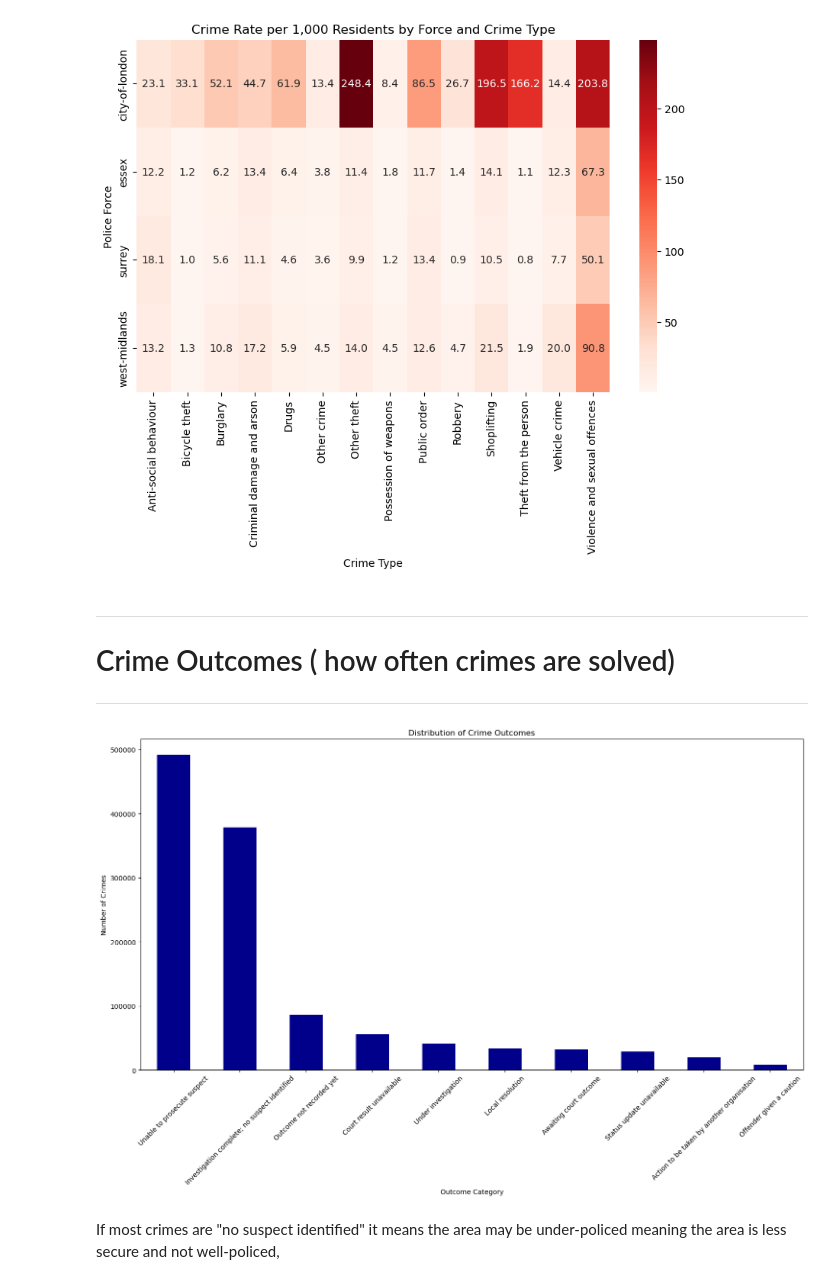
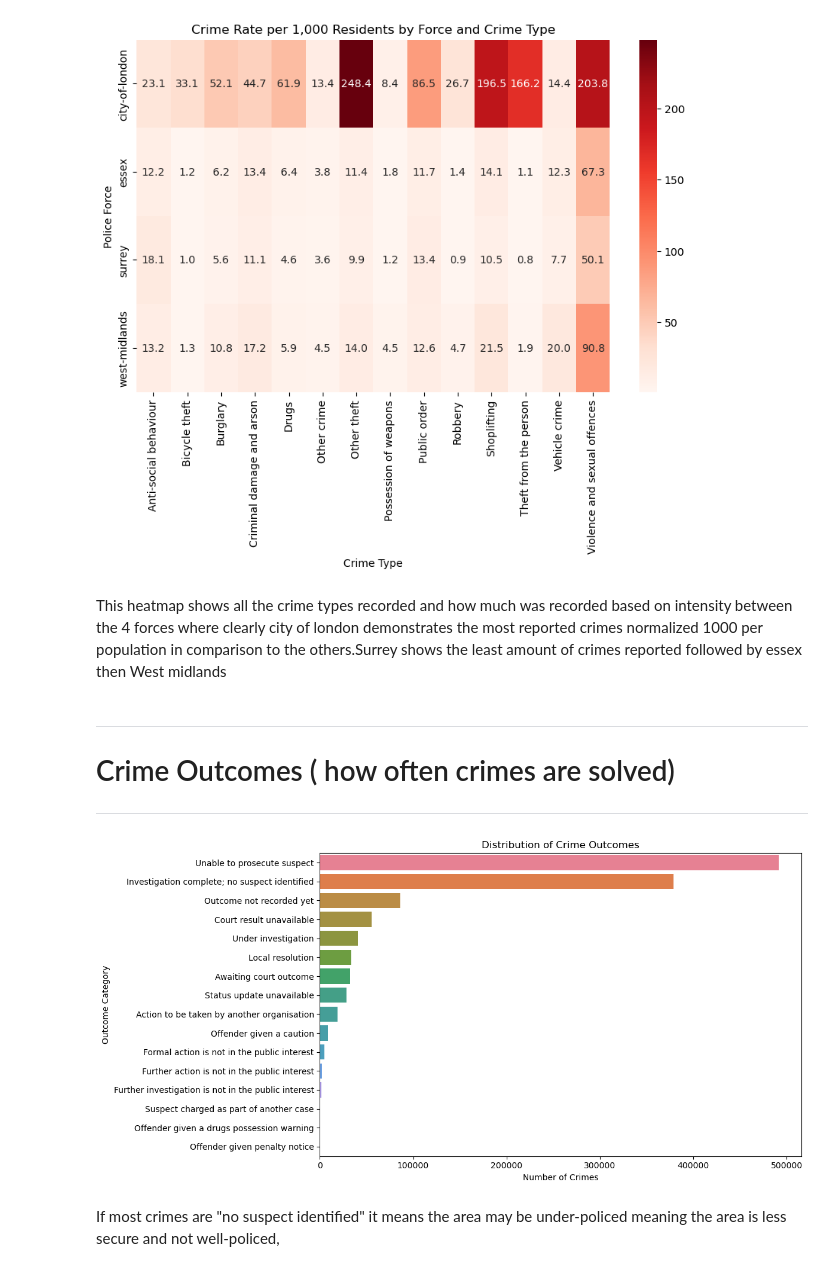
Before and after one commit to adck872/crime_data_analysis, a Jupyter notebook: analysis.ipynb, the cells around one changed output. Drawn from its saved outputs; the diff is of its cells as text; code cells hidden in the pictures.

Commit message:
analysing charts
analysing charts

```diff
--- a/analysis.ipynb
+++ b/analysis.ipynb
@@ -733,6 +710,8 @@ plt.ylabel("Police Force")
 plt.show()
 # %% [output]
 [figure]
+# %% [markdown]
+This heatmap shows all the crime types recorded and how much was recorded based on intensity between the 4 forces where clearly city of london demonstrates the most reported crimes normalized 1000 per population in comparison to the others.Surrey shows the least amount of crimes reported followed by essex then West midlands
 # %% [markdown]
 <a name="anchorInstall" style="position:absolute;"></a>
 <hr style="border:2px solid">
@@ -740,17 +719,34 @@ plt.show()
 # Crime Outcomes ( how often crimes are solved)
 <hr style="border-top:1px dashed">
 # %%
-plt.figure(figsize=(15,10))
-df["Last outcome category"].value_counts().head(10).plot(kind="bar", color="darkblue")
+# Total outcomes
+outcome_counts = (
+    df["Last outcome category"]
+    .value_counts()
+    .reset_index()
+)
+
+outcome_counts.columns = ["Outcome", "Count"]
+
+
+plt.figure(figsize=(12,6))
+sns.barplot(
+    data=outcome_counts,
+    x="Count",
+    y="Outcome",
+    hue="Outcome",
+
+
+)
 
 plt.title("Distribution of Crime Outcomes")
-plt.ylabel("Number of Crimes")
-plt.xlabel("Outcome Category")
-plt.xticks(rotation=45)
+plt.xlabel("Number of Crimes")
+plt.ylabel("Outcome Category")
+plt.legend([],[], frameon=False)
 plt.tight_layout()
 plt.show()
 # %% [output]
-[figure, old version]
+[figure, new version]
 # %% [markdown]
 If most crimes are "no suspect identified" it means the area may be under-policed meaning the area is less secure and not well-policed,
 # %%
```
Also changed, not shown: parts of 38 cells of this notebook.
